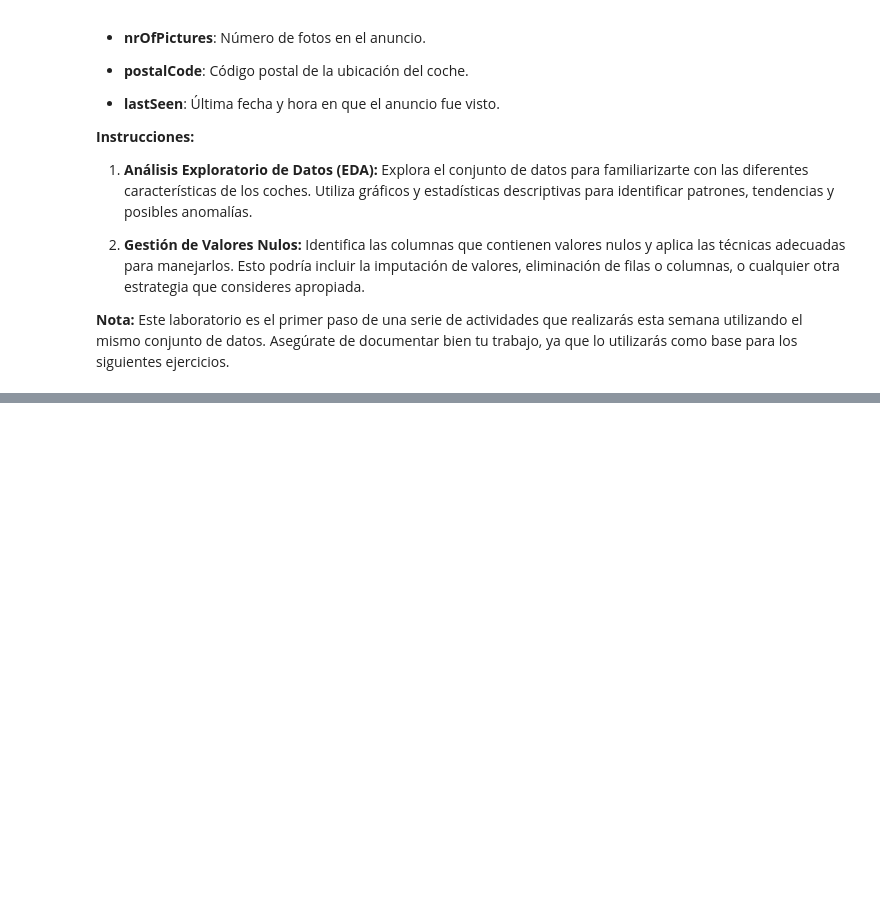
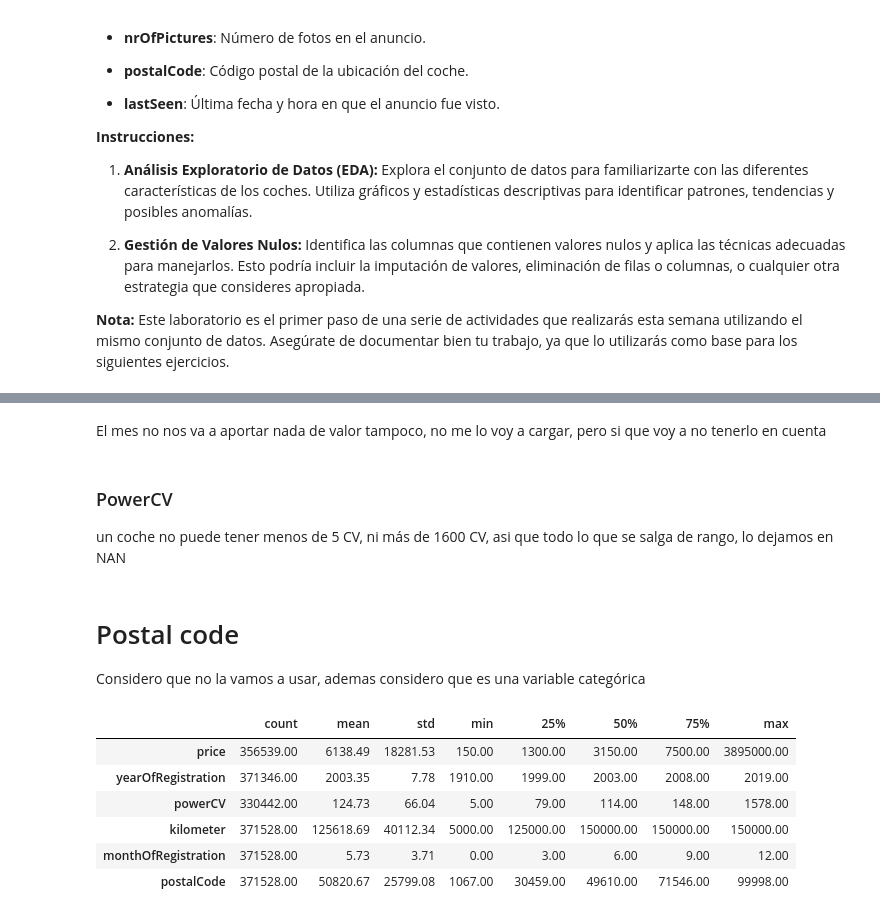
Before and after one commit to apelsito/laboratorio-modulo7-leccion01-eda-nulos, a Jupyter notebook: laboratorio-modulo7-leccion01-eda-nulos.ipynb, the cells around one changed output, grey strips where cells are left out. Cells and saved outputs as stored; diff of their text form; code cells hidden in the pictures; blank space fills up the shorter version.

```diff
--- a/laboratorio-modulo7-leccion01-eda-nulos.ipynb
+++ b/laboratorio-modulo7-leccion01-eda-nulos.ipynb
@@ -96,0 +346,5 @@ AutoRenew, una empresa líder en la venta de coches de segunda mano, te ha contr
+# %% [markdown]
+El mes no nos va a aportar nada de valor tampoco, no me lo voy a cargar, pero si que voy a no tenerlo en cuenta
+# %% [markdown]
+### PowerCV
+un coche no puede tener menos de 5 CV, ni más de 1600 CV, asi que todo lo que se salga de rango, lo dejamos en NAN
@@ -96,0 +357,13 @@ AutoRenew, una empresa líder en la venta de coches de segunda mano, te ha contr
+# %% [markdown]
+# Postal code
+Considero que no la vamos a usar, ademas considero que es una variable categórica
+# %%
+df.describe().T
+# %% [output]
+|  | count | mean | std | min | 25% | 50% | 75% | max |
+| price | 356539.00 | 6138.49 | 18281.53 | 150.00 | 1300.00 | 3150.00 | 7500.00 | 3895000.00 |
+| yearOfRegistration | 371346.00 | 2003.35 | 7.78 | 1910.00 | 1999.00 | 2003.00 | 2008.00 | 2019.00 |
+| powerCV | 330442.00 | 124.73 | 66.04 | 5.00 | 79.00 | 114.00 | 148.00 | 1578.00 |
+| kilometer | 371528.00 | 125618.69 | 40112.34 | 5000.00 | 125000.00 | 150000.00 | 150000.00 | 150000.00 |
+| monthOfRegistration | 371528.00 | 5.73 | 3.71 | 0.00 | 3.00 | 6.00 | 9.00 | 12.00 |
+| postalCode | 371528.00 | 50820.67 | 25799.08 | 1067.00 | 30459.00 | 49610.00 | 71546.00 | 99998.00 |
```
Also changed, not shown: parts of 51 cells of this notebook.
